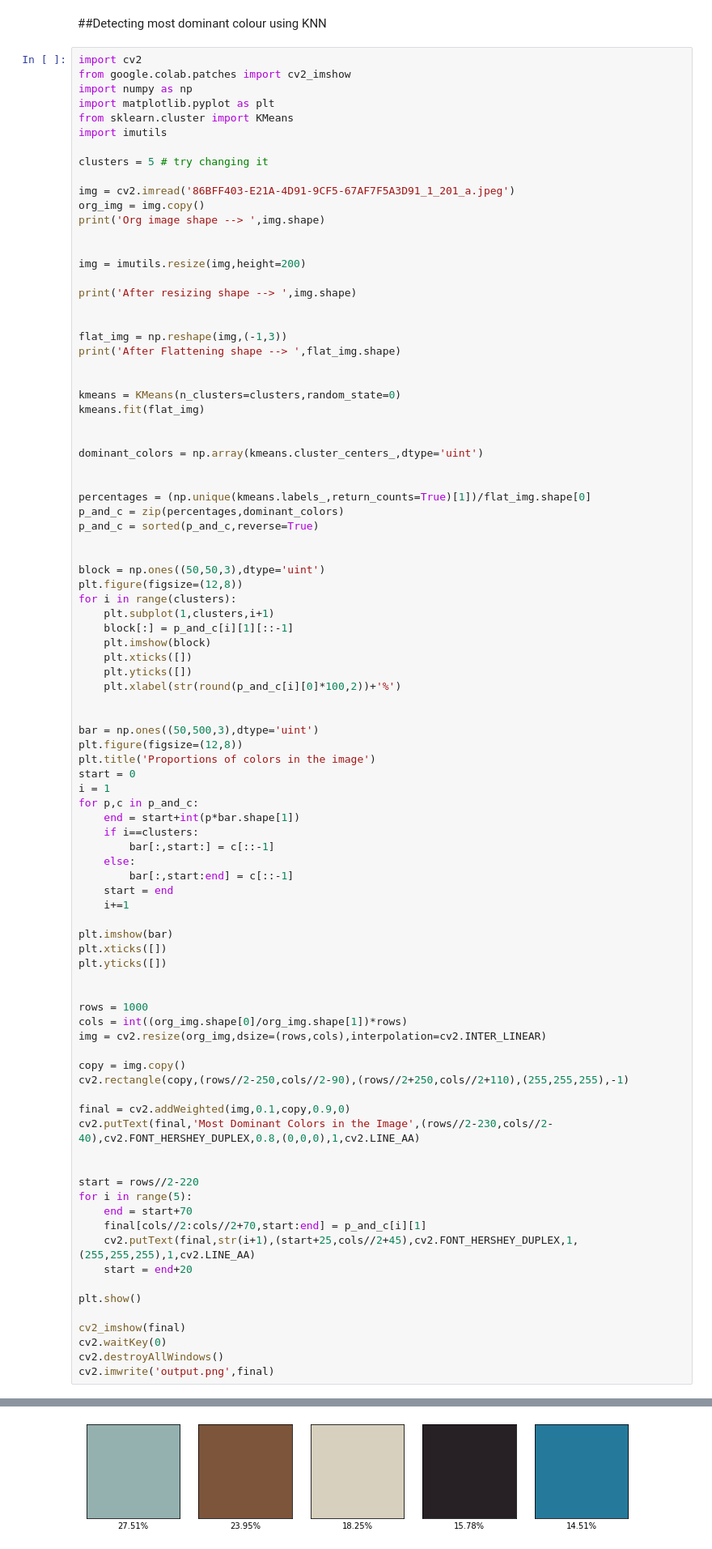
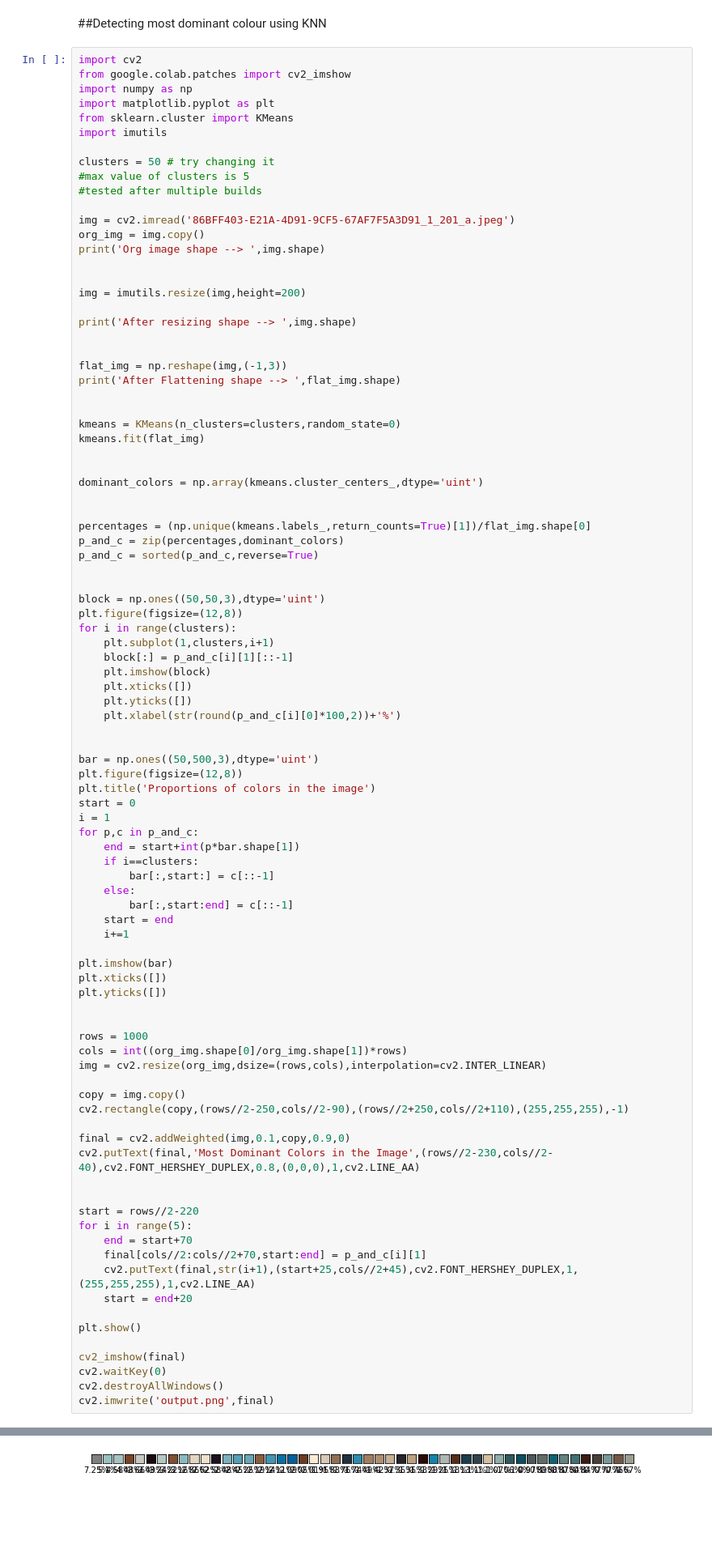
Before and after one commit to ChintzRuparel/Colour-Quantity-Detector, a Jupyter notebook: Most_Dominant_Color.ipynb, the cells around one changed output, grey strips where cells are left out. Shown at 81% size. Cells and saved outputs as stored; diff of their text form; blank space fills up the shorter version.

Commit message:
Tested for max number of Clusters possible

```diff
--- a/Most_Dominant_Color.ipynb
+++ b/Most_Dominant_Color.ipynb
@@ -10,7 +10,9 @@ import matplotlib.pyplot as plt
 from sklearn.cluster import KMeans
 import imutils
 
-clusters = 5 # try changing it
+clusters = 50 # try changing it
+#max value of clusters is 5
+#tested after multiple builds
 
 img = cv2.imread('86BFF403-E21A-4D91-9CF5-67AF7F5A3D91_1_201_a.jpeg')
 org_img = img.copy()
@@ -69,31 +71,31 @@ plt.yticks([])
 
 
 rows = 1000
 cols = int((org_img.shape[0]/org_img.shape[1])*rows)
 img = cv2.resize(org_img,dsize=(rows,cols),interpolation=cv2.INTER_LINEAR)
 
 copy = img.copy()
 cv2.rectangle(copy,(rows//2-250,cols//2-90),(rows//2+250,cols//2+110),(255,255,255),-1)
 
 final = cv2.addWeighted(img,0.1,copy,0.9,0)
 cv2.putText(final,'Most Dominant Colors in the Image',(rows//2-230,cols//2-40),cv2.FONT_HERSHEY_DUPLEX,0.8,(0,0,0),1,cv2.LINE_AA)
 
 
 start = rows//2-220
 for i in range(5):
     end = start+70
     final[cols//2:cols//2+70,start:end] = p_and_c[i][1]
     cv2.putText(final,str(i+1),(start+25,cols//2+45),cv2.FONT_HERSHEY_DUPLEX,1,(255,255,255),1,cv2.LINE_AA)
     start = end+20
 
 plt.show()
 
 cv2_imshow(final)
 cv2.waitKey(0)
 cv2.destroyAllWindows()
 cv2.imwrite('output.png',final)
 # %% [output]
 Org image shape -->  (2448, 3264, 3)
 After resizing shape -->  (200, 266, 3)
 After Flattening shape -->  (53200, 3)
-[figure, old version]
+[figure, new version]
```
Also changed, not shown: parts of 1 cell of this notebook.
